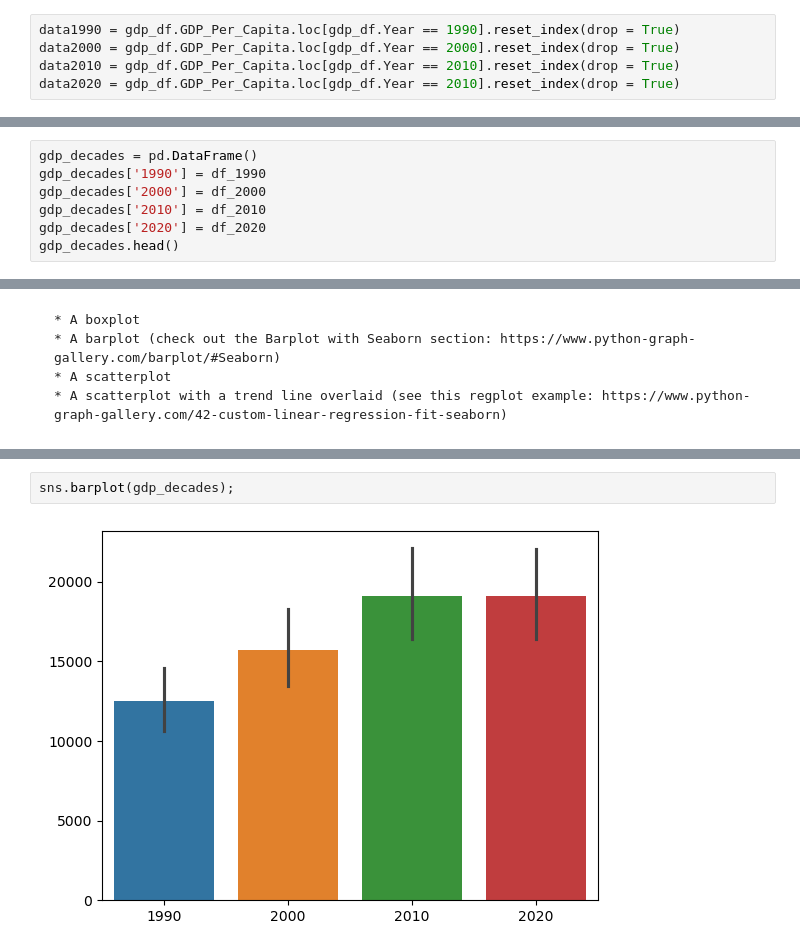
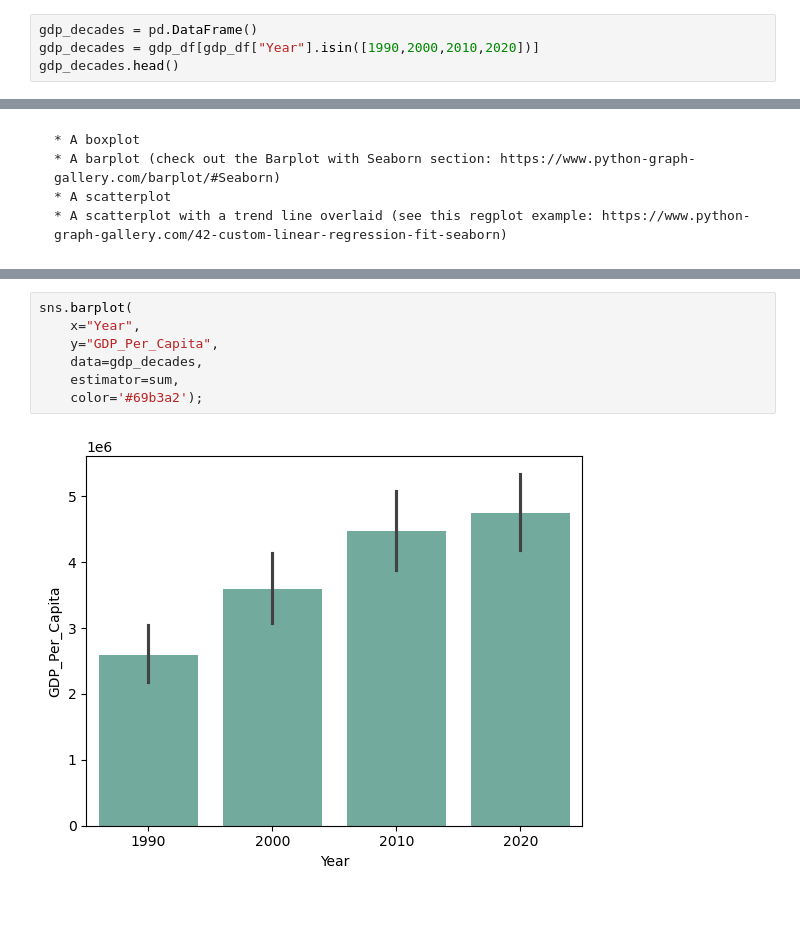
Before and after one commit to NSS-Full-Time-Data-Analytics-14/gdp-and-internet-usage-nealhalper, a Jupyter notebook: notebook/un_project.ipynb, the cells around one changed output, grey strips where cells are left out. Cells and saved outputs as stored; diff of their text form; blank space fills up the shorter version.

```diff
--- a/notebook/un_project.ipynb
+++ b/notebook/un_project.ipynb
@@ -152,7 +200,6 @@ gdp_df.GDP_Per_Capita.loc[gdp_df.Year == 1990]
 7661    2704.757299
 Name: GDP_Per_Capita, Length: 207, dtype: float64
 # %%
-data1990 = gdp_df.GDP_Per_Capita.loc[gdp_df.Year == 1990].reset_index(drop = True)
-data2000 = gdp_df.GDP_Per_Capita.loc[gdp_df.Year == 2000].reset_index(drop = True)
-data2010 = gdp_df.GDP_Per_Capita.loc[gdp_df.Year == 2010].reset_index(drop = True)
-data2020 = gdp_df.GDP_Per_Capita.loc[gdp_df.Year == 2010].reset_index(drop = True)
+gdp_decades = pd.DataFrame()
+gdp_decades = gdp_df[gdp_df["Year"].isin([1990,2000,2010,2020])]
+gdp_decades.head()
@@ -164,7 +212,0 @@ df_2020 = pd.DataFrame(data2020)
-# %%
-gdp_decades = pd.DataFrame()
-gdp_decades['1990'] = df_1990
-gdp_decades['2000'] = df_2000
-gdp_decades['2010'] = df_2010
-gdp_decades['2020'] = df_2020
-gdp_decades.head()
@@ -188,4 +223,9 @@ plt.show()
 # %%
-sns.barplot(gdp_decades);
+sns.barplot(
+    x="Year",
+    y="GDP_Per_Capita",
+    data=gdp_decades,
+    estimator=sum,
+    color='#69b3a2');
 # %% [output]
-[figure, old version]
+[figure, new version]
```
Also changed, not shown: parts of 20 cells of this notebook.
